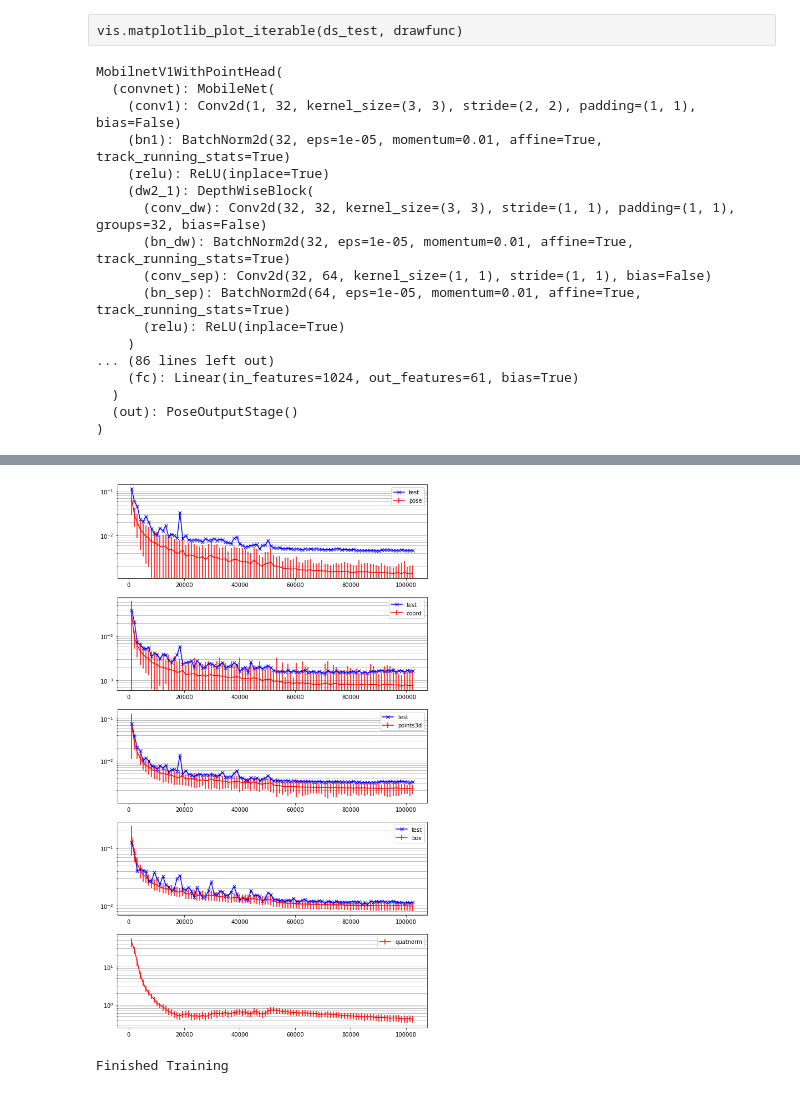
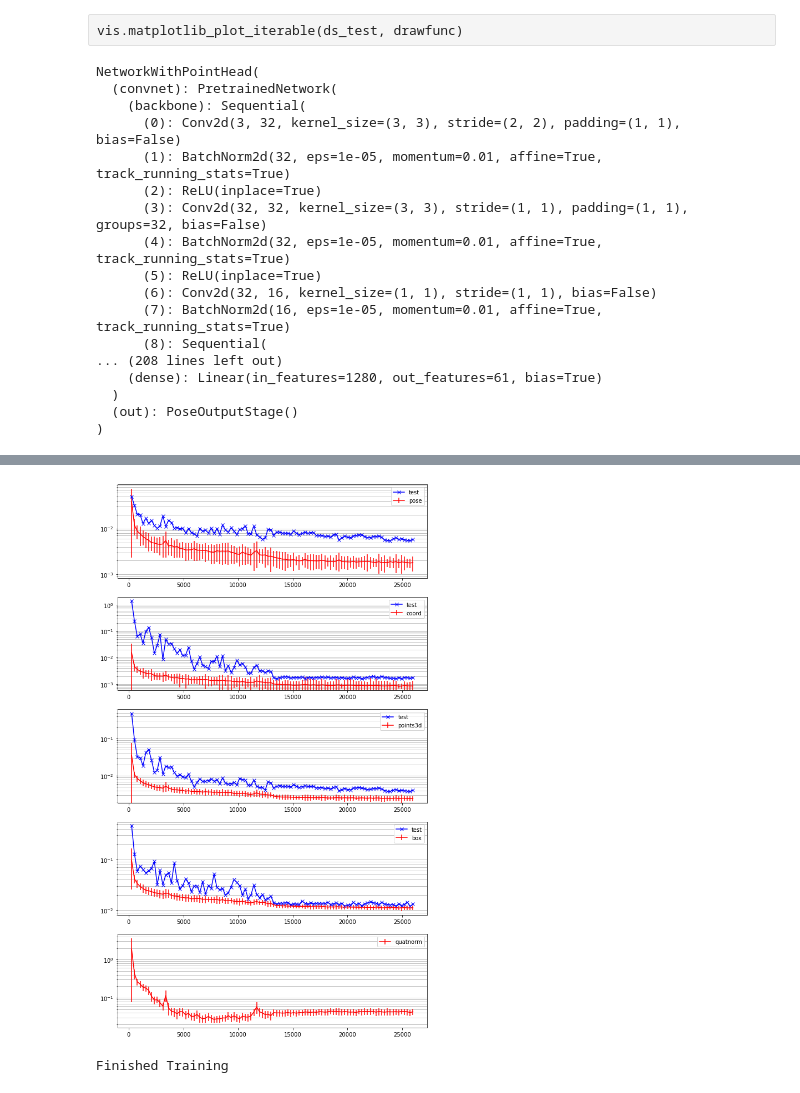
Before and after one commit to opentrack/neuralnet-tracker-traincode, a Jupyter notebook: scripts/TrainKeypoints.ipynb, the cells around one changed output, grey strips where cells are left out. Drawn from its saved outputs; the diff is of its cells as text; code cells hidden in the pictures.

Commit message:
Replace cleadusks MobileNet with a pretrained MNASNet from TorchVision
Works just as well and gets rid of some 3rd party code.

```diff
--- a/scripts/TrainKeypoints.ipynb
+++ b/scripts/TrainKeypoints.ipynb
@@ -95,14 +95,14 @@ ds_train = InfinitelyRepeatingInterleavedDatasets(
     [1., 10., 10.])
 
 train_loader = datatransformation.PostprocessingDataLoader(ds_train,
-                          batch_size=32,
+                          batch_size=128,
                           shuffle=False,
                           num_workers=5,
                           postprocess = transforms.Compose([
                                 datatransformation.BlurNoiseDistortion(),
                           ]))
 test_loader = DataLoader(ds_test,
-                          batch_size=32,
+                          batch_size=64,
                           shuffle=False,
                           num_workers=5)
 # %% [raw]
@@ -113,59 +113,71 @@ vis.matplotlib_plot_iterable(ds_train, drawfunc)
 # %% [raw]
 vis.matplotlib_plot_iterable(ds_test, drawfunc)
 # %%
-net = models.MobilnetV1WithPointHead()
+net = models.NetworkWithPointHead()
 net.cuda()
 # %% [output]
-MobilnetV1WithPointHead(
-  (convnet): MobileNet(
-    (conv1): Conv2d(1, 32, kernel_size=(3, 3), stride=(2, 2), padding=(1, 1), bias=False)
-    (bn1): BatchNorm2d(32, eps=1e-05, momentum=0.01, affine=True, track_running_stats=True)
-    (relu): ReLU(inplace=True)
-    (dw2_1): DepthWiseBlock(
-      (conv_dw): Conv2d(32, 32, kernel_size=(3, 3), stride=(1, 1), padding=(1, 1), groups=32, bias=False)
-      (bn_dw): BatchNorm2d(32, eps=1e-05, momentum=0.01, affine=True, track_running_stats=True)
-      (conv_sep): Conv2d(32, 64, kernel_size=(1, 1), stride=(1, 1), bias=False)
-      (bn_sep): BatchNorm2d(64, eps=1e-05, momentum=0.01, affine=True, track_running_stats=True)
-      (relu): ReLU(inplace=True)
-    )
-... (86 lines left out)
-    (fc): Linear(in_features=1024, out_features=61, bias=True)
+NetworkWithPointHead(
+  (convnet): PretrainedNetwork(
+    (backbone): Sequential(
+      (0): Conv2d(3, 32, kernel_size=(3, 3), stride=(2, 2), padding=(1, 1), bias=False)
+      (1): BatchNorm2d(32, eps=1e-05, momentum=0.01, affine=True, track_running_stats=True)
+      (2): ReLU(inplace=True)
+      (3): Conv2d(32, 32, kernel_size=(3, 3), stride=(1, 1), padding=(1, 1), groups=32, bias=False)
+      (4): BatchNorm2d(32, eps=1e-05, momentum=0.01, affine=True, track_running_stats=True)
+      (5): ReLU(inplace=True)
+      (6): Conv2d(32, 16, kernel_size=(1, 1), stride=(1, 1), bias=False)
+      (7): BatchNorm2d(16, eps=1e-05, momentum=0.01, affine=True, track_running_stats=True)
+      (8): Sequential(
+... (208 lines left out)
+    (dense): Linear(in_features=1280, out_features=61, bias=True)
   )
   (out): PoseOutputStage()
 )
+# %%
+all_params = net.parameters()
+backbone_params_1 = net.convnet.backbone[:9].parameters()
+backbone_params_2 = net.convnet.backbone[9:11].parameters()
+backbone_params_3 = net.convnet.backbone[14:].parameters()
+untrained_params = list(set(all_params) - set(backbone_params_1) - set(backbone_params_2) - set(backbone_params_3))
 # %%
 %matplotlib inline
 pyplot.ioff()
 
-optimizer = optim.Adam(net.parameters(), lr=1.e-3)
+#optimizer = optim.Adam(net.parameters(), lr=1.e-3)
+optimizer = optim.Adam([
+    {'params': backbone_params_1, 'lr': 1e-6},
+    {'params': backbone_params_2, 'lr': 1e-4},
+    {'params': backbone_params_3, 'lr': 1e-3},
+    {'params': untrained_params}],
+    lr=1.e-3)
 scheduler = optim.lr_scheduler.MultiStepLR(optimizer, [50], gamma=0.1)
 
 network_filename = None
 
 n_epochs = 100
 
 criterions = [
     train.QuatPoseLoss2(),
     train.CoordPoseLoss(),
     train.Points3dLoss(),
     train.BoxLoss(),
     train.QuaternionNormalizationRegularization(),
 ]
 critweights = np.array([.4, .4, 0.2, 0.1, 1.e-5 ])
 
 train.run_the_training(n_epochs,
                       optimizer,
                       net,
                       train_loader,
                       test_loader,
                       criterions,
                       critweights,
                       4,
                       join('..','model_files'),
                       network_filename,
                       other_metrics = [],
                       scheduler = scheduler)
 # %% [output]
 [interactive output not drawn]
-[figure, old version]
+[figure, new version]
 Finished Training
```
Also changed, not shown: 5 other files.
